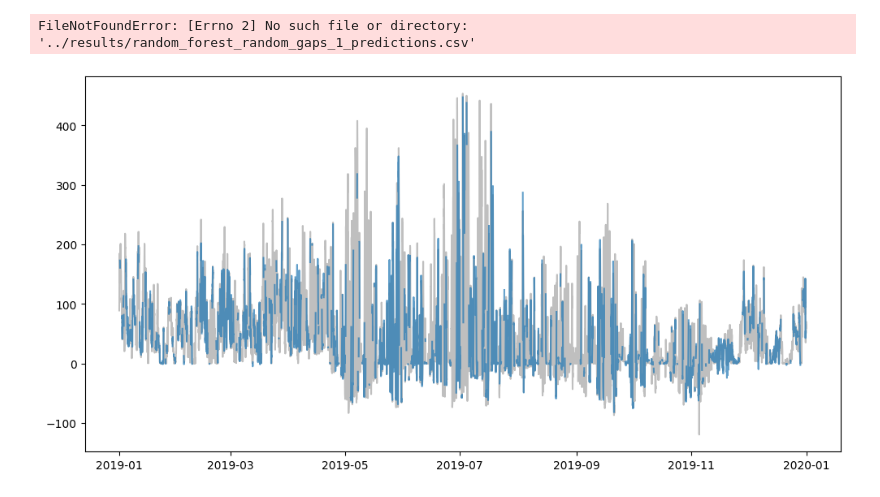
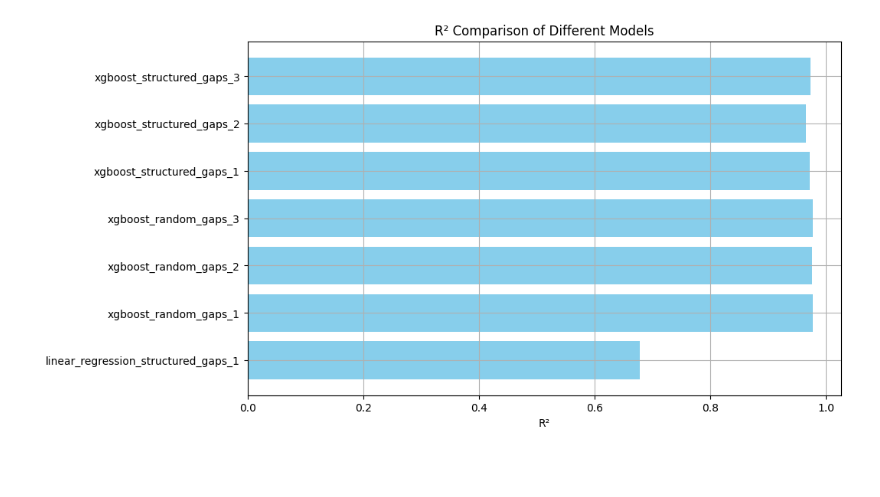
Before and after one commit to adelezaini/GEO9300-Gap-Busters, a Jupyter notebook: notebooks/plotting_eivind.ipynb, the cells around one changed output. Saved outputs shown, nothing was run; the diff lists cells and outputs as text; code cells hidden in the pictures; blank space fills up the shorter version.

Commit message:
plotting script

```diff
--- a/notebooks/plotting_eivind.ipynb
+++ b/notebooks/plotting_eivind.ipynb
@@ -77,3 +294,8 @@ def plot_actual_vs_predicted(syn_ds, models, results_dir='../results'):
     plt.title('Actual vs Predicted y Values')
     plt.grid(True)
     plt.show()
+# %%
+# 1 - Plotting
+#models = ['xgboost_structured_gaps_1','linear_regression_structured_gaps_1','bart_structured_gaps_1','random_forest_structured_gaps_1','neural_network_structured_gaps_1','bart_structured_gaps_1']  # List your models here
+models = ['xgboost_structured_gaps_1', 'bart_structured_gaps_1', 'linear_regression_structured_gaps_1']
+plot_actual_vs_predicted(syn_ds, models)
@@ -80,7 +304,30 @@ def plot_actual_vs_predicted(syn_ds, models, results_dir='../results'):
+# %%
+################################################################################
+### 2 - Comparison of R2 values for different models
+################################################################################
+
+def plot_r2_comparison(models, results_dir='../results'):
+    r2_values = []
+    model_labels = []
+
+    for model in models:
+        r2_file = f"{results_dir}/{model}_r2_results.csv"
+        r2_df = pd.read_csv(r2_file)
+
+        # Assuming the R2 values are in a column named 'R2'
+        r2_values.append(r2_df['R2_Score'].mean())  # You can adjust how the R2 values are aggregated
+        model_labels.append(model)
+
+    # Plotting the bar chart
+    plt.figure(figsize=(10, 6))
+    plt.barh(model_labels, r2_values, color='skyblue')
+    plt.xlabel('R²')
+    plt.title('R² Comparison of Different Models')
+    plt.grid(True)
+    plt.show()
 # %%
-# Plotting
-models = ['xgboost_random_gaps_1']  # List your models here
-plot_actual_vs_predicted(syn_ds, models)
+# 2 - Plotting
+models = ['linear_regression_structured_gaps_1','xgboost_random_gaps_1','xgboost_random_gaps_2','xgboost_random_gaps_3','xgboost_structured_gaps_1','xgboost_structured_gaps_2', 'xgboost_structured_gaps_3']  # List your models here
+plot_r2_comparison(models)
 # %% [output]
-FileNotFoundError: [Errno 2] No such file or directory: '../results/random_forest_random_gaps_1_predictions.csv'
-[figure, old version]
+[figure, new version]
```
Also changed, not shown: parts of 12 cells of this notebook.
